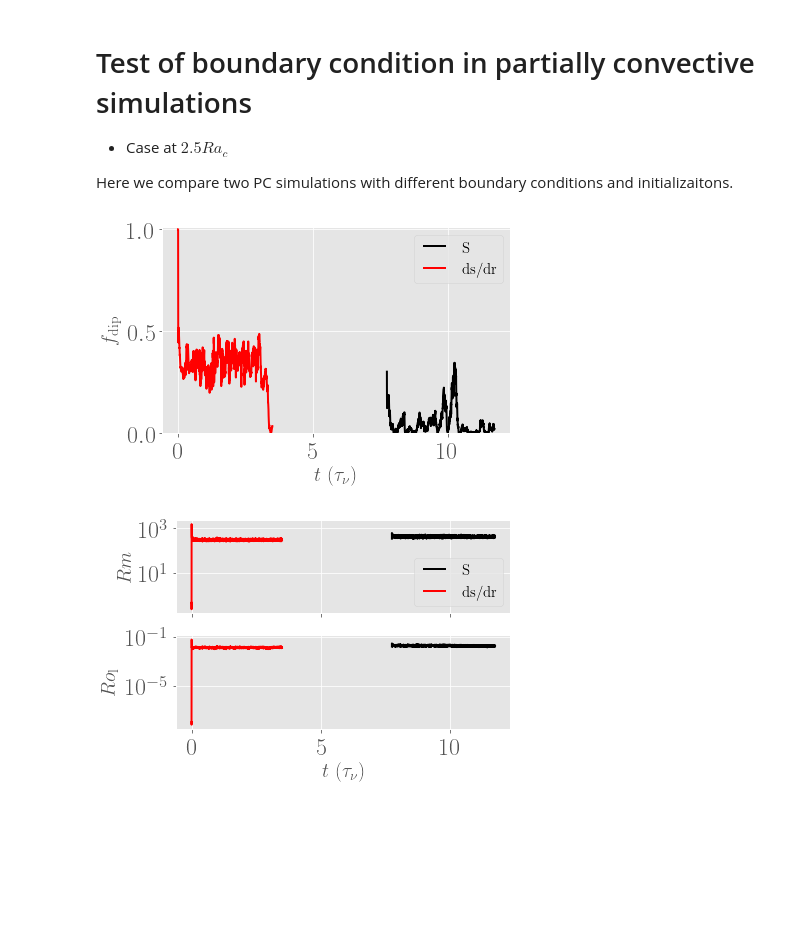
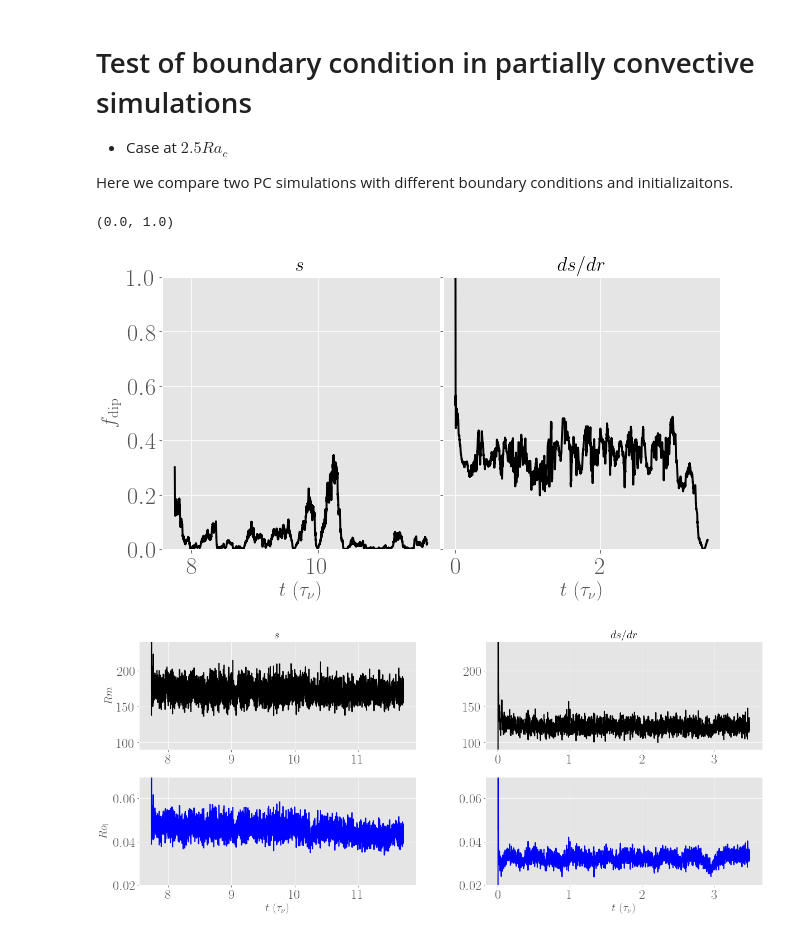
Before and after one commit to bzaire/Report_Sims, a Jupyter notebook: notebook3_2.ipynb, the cells around one changed output. Saved outputs shown, nothing was run; the diff lists cells and outputs as text; code cells hidden in the pictures; blank space fills up the shorter version.

```diff
--- a/notebook3_2.ipynb
+++ b/notebook3_2.ipynb
@@ -17,34 +17,61 @@ ts2 = MagicTs(field='par', all=True, iplot=False)
 # %%
 it1 = ts1.time.argsort()
 it2 = ts2.time.argsort()
-plt.plot(ts1.time[it1], ts1.dip_cmb[it1], 'k', label=r'S')
-plt.plot(ts2.time[it2], ts2.dip_cmb[it2], 'r', label=r'ds/dr')
-plt.ylabel(r'$f_\mathrm{dip}$', fontsize=20)
-plt.xlabel(r'$t \; (\tau_\nu)$', fontsize=20)
-plt.ylim((0.,1.01))
-plt.legend(fontsize=15)
-plt.tight_layout()
-plt.show()
+
+fig, ax = plt.subplots(1,2, figsize=(10,5), sharey=True,  gridspec_kw={'wspace': 0.01})
+ax[0].plot(ts1.time[it1], ts1.dip_cmb[it1], 'k')
+ax[0].set_ylabel(r'$f_\mathrm{dip}$', fontsize=20)
+ax[0].set_xlabel(r'$t \; (\tau_\nu)$', fontsize=20)
+ax[0].set_title(r'$s$', fontsize=20)
+
+# PC results
+ax[1].plot(ts2.time[it2], ts2.dip_cmb[it2], 'k')
+ax[1].set_xlabel(r'$t \; (\tau_\nu)$', fontsize=20)
+ax[1].set_title(r'$ds/dr$', fontsize=20)
+ax[1].set_ylim((0.,1.))
+#ax[1].legend(fontsize=15)
 # %% [output]
+(0.0, 1.0)
-[figure, old version]
+[figure, new version]
 # %%
-fig, ax = plt.subplots(2, sharex=True)
+import matplotlib.gridspec as gridspec
+
 it1 = ts1.time.argsort()
 it2 = ts2.time.argsort()
-ax[0].plot(ts1.time[it1], ts1.rm[it1], 'k', label=r'S')
-ax[0].plot(ts2.time[it2], ts2.rm[it2], 'r', label=r'ds/dr')
-ax[1].plot(ts1.time[it1], ts1.rolc[it1], 'k')
-ax[1].plot(ts2.time[it2], ts2.rolc[it2], 'r')
-ax[0].set_ylabel(r'$Rm$', fontsize=20)
-ax[1].set_ylabel(r'$Ro_\mathrm{l}$', fontsize=20)
-plt.xlabel(r'$t \; (\tau_\nu)$', fontsize=20)
-ax[0].set_yscale('log')
-ax[1].set_yscale('log')
-ax[0].legend(fontsize=15)
-plt.tight_layout()
+
+# Rescaling to match Gastine et al. 2012, their scale of reference is not the outer radius but the convective shell gap.
+scale = 0.4
+
+fig = plt.figure(figsize=(20,8))
+gs = gridspec.GridSpec(2, 2)
+gs.update(wspace=0.25, hspace=0.25) # set the spacing between axes.
+ax1 = plt.subplot(gs[0])
+ax2 = plt.subplot(gs[1], sharey=ax1)
+ax3 = plt.subplot(gs[2], sharex=ax1)
+ax4 = plt.subplot(gs[3], sharey=ax3, sharex=ax2)
+
+ax1.plot(ts1.time[it1], ts1.rm[it1]*scale, 'k', label=r'S')
+ax2.plot(ts2.time[it2], ts2.rm[it2]*scale, 'k', label=r'ds/dr')
+ax3.plot(ts1.time[it1], ts1.rolc[it1]/scale, 'b')
+ax4.plot(ts2.time[it2], ts2.rolc[it2]/scale, 'b')
+ax1.set_ylabel(r'$Rm$', fontsize=20)
+ax3.set_ylabel(r'$Ro_\mathrm{l}$', fontsize=20)
+ax3.set_xlabel(r'$t \; (\tau_\nu)$', fontsize=20)
+ax4.set_xlabel(r'$t \; (\tau_\nu)$', fontsize=20)
+ax1.set_title(r'$s$', fontsize=20)
+ax2.set_title(r'$ds/dr$', fontsize=20)
+ax1.set_ylim((90,240))
+ax3.set_ylim((0.020, 0.07))
+
+#ax1.set_xticklabels([])
+#ax2.set_yticklabels([])
+#ax2.set_xticklabels([])
+#ax4.set_yticklabels([])
+#ax[0].legend(fontsize=15)
+#plt.tight_layout()
 plt.show()
 # %% [output]
-[figure, old version]
+[figure, new version]
 # %%
 # Read simulations' data
 os.chdir(PATH1)
```
Also changed, not shown: parts of 10 cells of this notebook, 15 other files.
